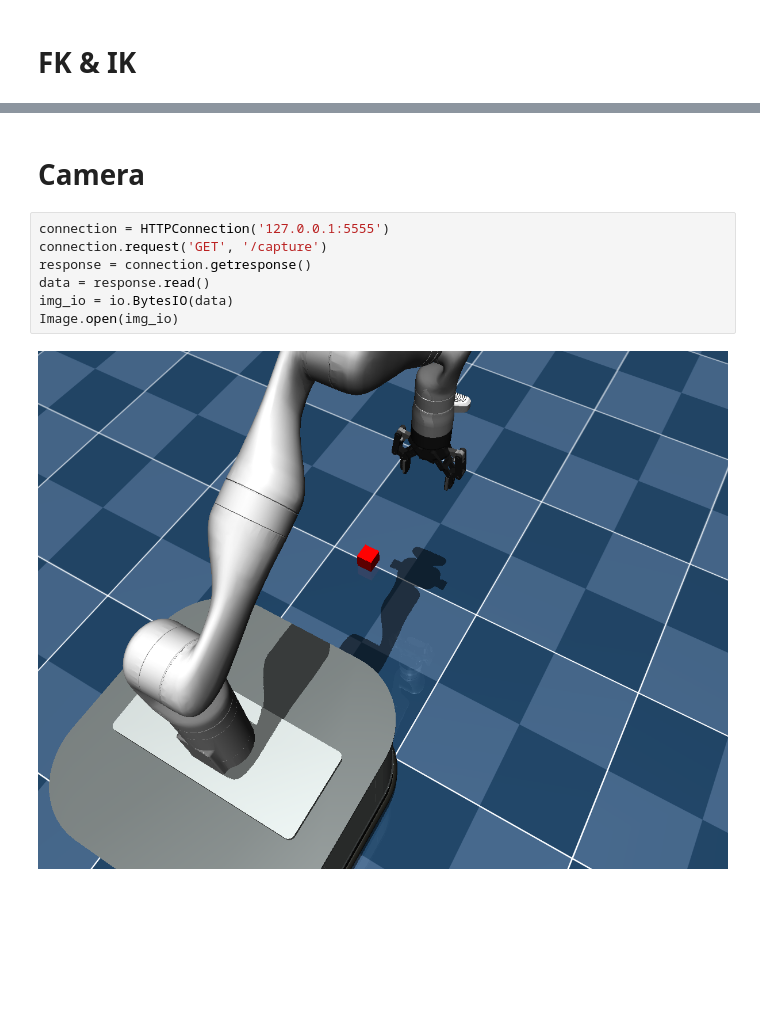
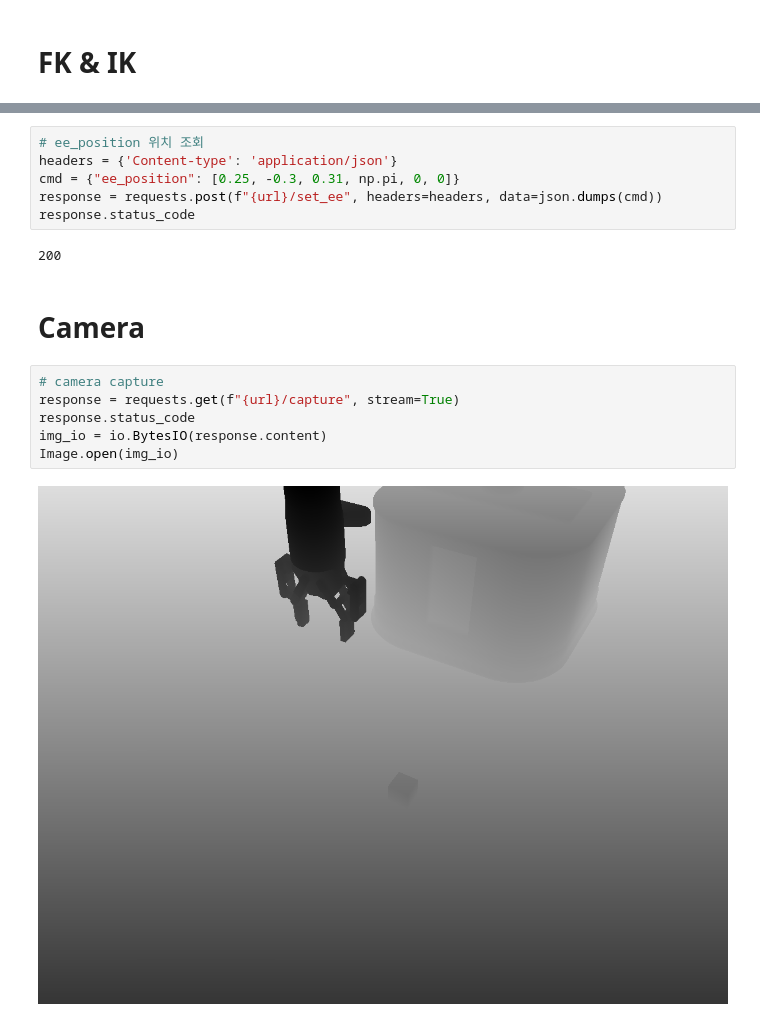
Before and after one commit to with-rl/with-robot-4th, a Jupyter notebook: tidybot_client.ipynb, the cells around one changed output, grey strips where cells are left out. Saved outputs shown, nothing was run; the diff lists cells and outputs as text; blank space fills up the shorter version.

```diff
--- a/tidybot_client.ipynb
+++ b/tidybot_client.ipynb
@@ -82,11 +42,18 @@ response.code
+# %%
+# ee_position 위치 조회
+headers = {'Content-type': 'application/json'}
+cmd = {"ee_position": [0.25, -0.3, 0.31, np.pi, 0, 0]}
+response = requests.post(f"{url}/set_ee", headers=headers, data=json.dumps(cmd))
+response.status_code
+# %% [output]
+200
 # %% [markdown]
 # Camera
-# %%
-connection = HTTPConnection('127.0.0.1:5555')
-connection.request('GET', '/capture')
-response = connection.getresponse()
-data = response.read()
-img_io = io.BytesIO(data)
-Image.open(img_io)
-# %% [output]
-[figure, removed]
+# %%
+# camera capture
+response = requests.get(f"{url}/capture", stream=True)
+response.status_code
+img_io = io.BytesIO(response.content)
+Image.open(img_io)
+# %% [output]
+[figure, added]
```
Also changed, not shown: parts of 9 cells of this notebook, 1 other file.
